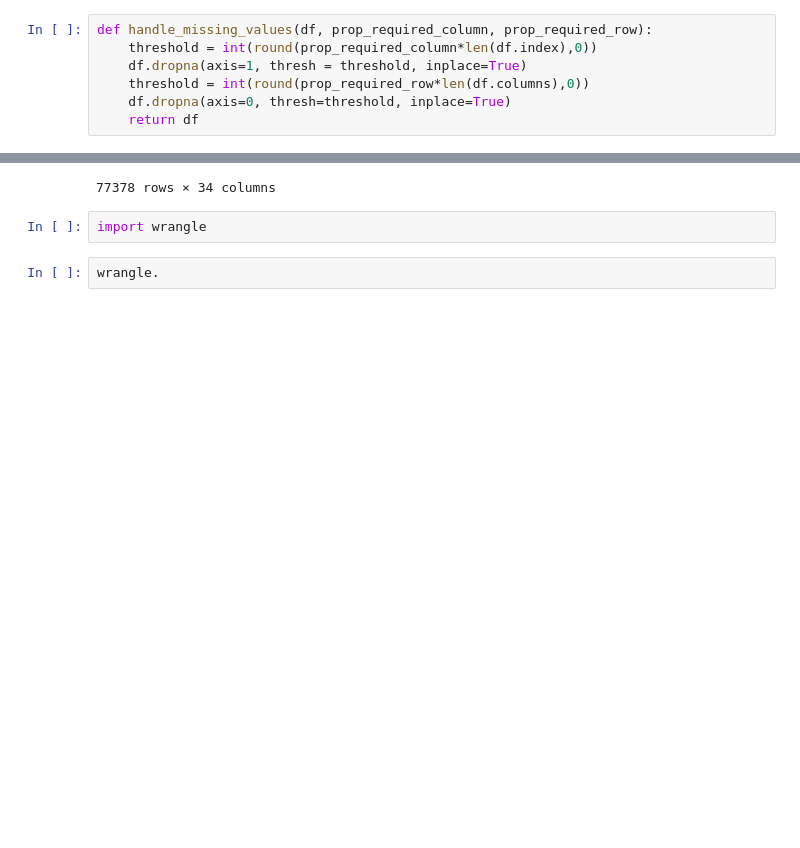
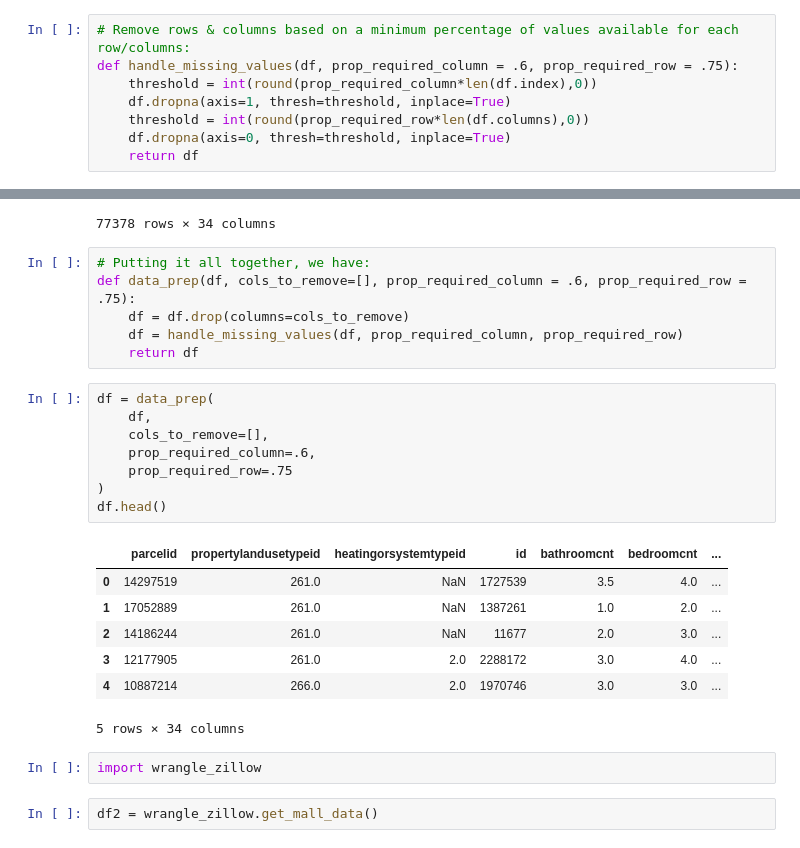
Before and after one commit to george887/clustering-exercises, a Jupyter notebook: acquire.ipynb, the cells around one changed output, grey strips where cells are left out. Saved outputs shown, nothing was run; the diff lists cells and outputs as text; blank space fills up the shorter version.

```diff
--- a/acquire.ipynb
+++ b/acquire.ipynb
@@ -409,7 +414,8 @@ single_unit_properties(df)
 # %%
-def handle_missing_values(df, prop_required_column, prop_required_row):
+# Remove rows & columns based on a minimum percentage of values available for each row/columns:
+def handle_missing_values(df, prop_required_column = .6, prop_required_row = .75):
     threshold = int(round(prop_required_column*len(df.index),0))
-    df.dropna(axis=1, thresh = threshold, inplace=True)
+    df.dropna(axis=1, thresh=threshold, inplace=True)
     threshold = int(round(prop_required_row*len(df.columns),0))
     df.dropna(axis=0, thresh=threshold, inplace=True)
     return df
@@ -429,7 +435,29 @@ handle_missing_values(df,.6,.75)
 | 77578 | 12826780 | 261.0 | 2.0 | 1187175 | 2.0 | 3.0 | ... |
 | 77579 | 13083743 | 261.0 | 7.0 | 2455685 | 2.0 | 3.0 | ... |
 77378 rows × 34 columns
+# %%
+# Putting it all together, we have:
+def data_prep(df, cols_to_remove=[], prop_required_column = .6, prop_required_row = .75):
+    df = df.drop(columns=cols_to_remove)
+    df = handle_missing_values(df, prop_required_column, prop_required_row)
+    return df
+# %%
+df = data_prep(
+    df,
+    cols_to_remove=[],
+    prop_required_column=.6,
+    prop_required_row=.75
+)
+df.head()
+# %% [output]
+|  | parcelid | propertylandusetypeid | heatingorsystemtypeid | id | bathroomcnt | bedroomcnt | ... |
+| 0 | 14297519 | 261.0 | NaN | 1727539 | 3.5 | 4.0 | ... |
+| 1 | 17052889 | 261.0 | NaN | 1387261 | 1.0 | 2.0 | ... |
+| 2 | 14186244 | 261.0 | NaN | 11677 | 2.0 | 3.0 | ... |
+| 3 | 12177905 | 261.0 | 2.0 | 2288172 | 3.0 | 4.0 | ... |
+| 4 | 10887214 | 266.0 | 2.0 | 1970746 | 3.0 | 3.0 | ... |
+5 rows × 34 columns
 # %%
-import wrangle
+import wrangle_zillow
-# %%
-wrangle.
+# %%
+df2 = wrangle_zillow.get_mall_data()
```
Also changed, not shown: parts of 7 cells of this notebook, 5 other files.
